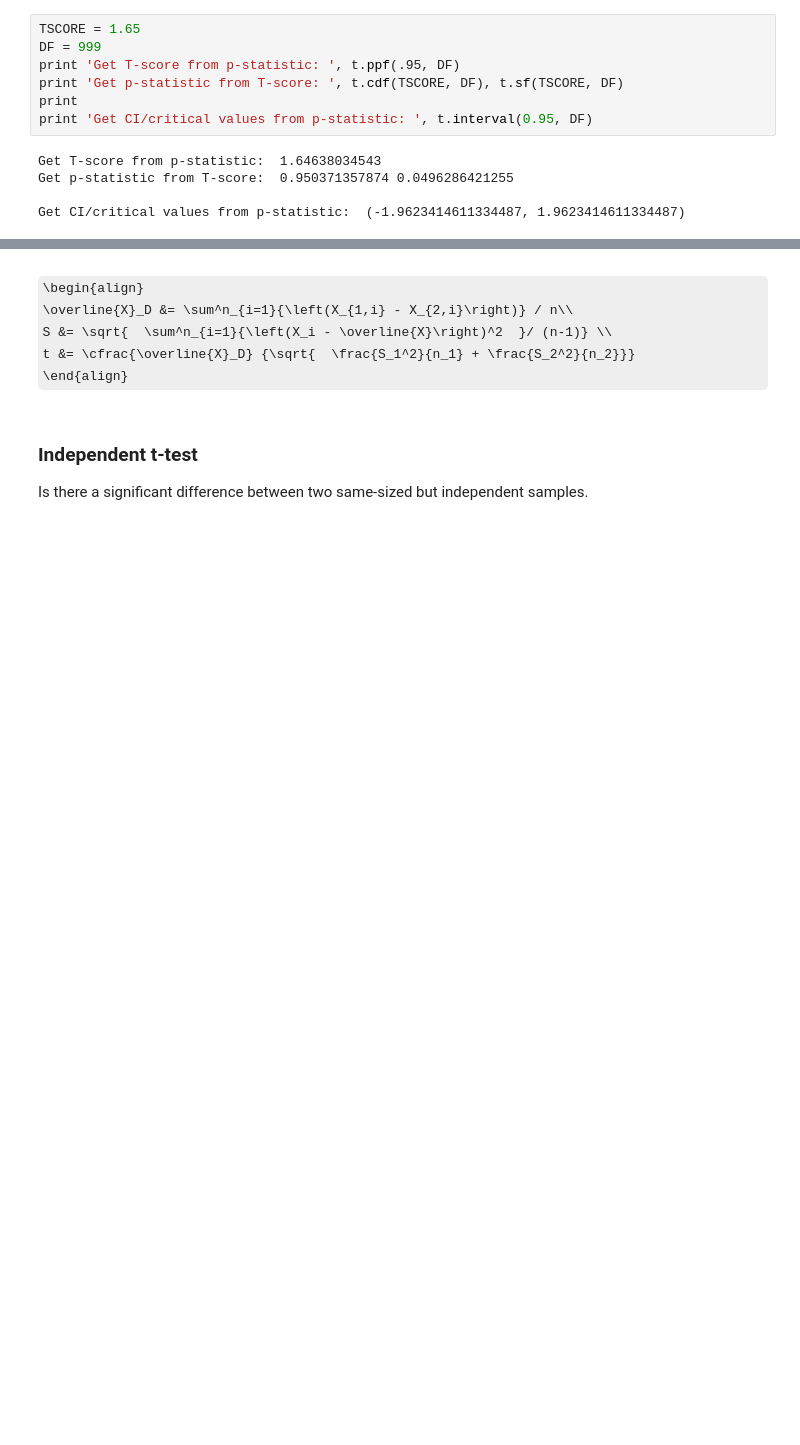
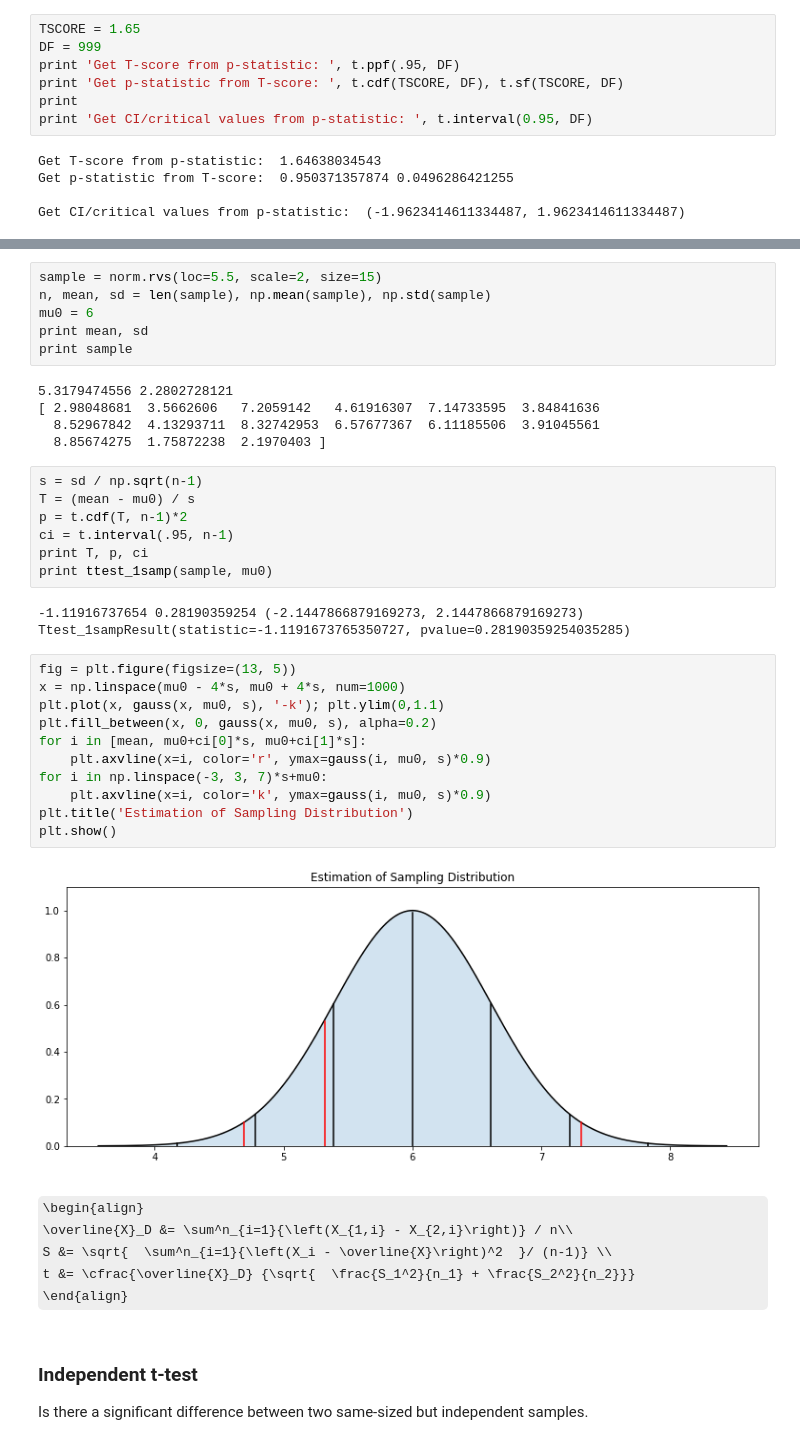
Before and after one commit to dezwier/notebooks, a Jupyter notebook: Collection/Statistics.ipynb, the cells around one changed output, grey strips where cells are left out. Cells and saved outputs as stored; diff of their text form; some formulas as TeX source; blank space fills up the shorter version.

```diff
--- a/Collection/Statistics.ipynb
+++ b/Collection/Statistics.ipynb
@@ -115,3 +122,37 @@ Get CI/critical values from p-statistic:  (-1.9623414611334487, 1.96234146113344
+# %%
+sample = norm.rvs(loc=5.5, scale=2, size=15)
+n, mean, sd = len(sample), np.mean(sample), np.std(sample)
+mu0 = 6
+print mean, sd
+print sample
+# %% [output]
+5.3179474556 2.2802728121
+[ 2.98048681  3.5662606   7.2059142   4.61916307  7.14733595  3.84841636
+  8.52967842  4.13293711  8.32742953  6.57677367  6.11185506  3.91045561
+  8.85674275  1.75872238  2.1970403 ]
+# %%
+s = sd / np.sqrt(n-1)
+T = (mean - mu0) / s
+p = t.cdf(T, n-1)*2
+ci = t.interval(.95, n-1)
+print T, p, ci
+print ttest_1samp(sample, mu0)
+# %% [output]
+-1.11916737654 0.28190359254 (-2.1447866879169273, 2.1447866879169273)
+Ttest_1sampResult(statistic=-1.1191673765350727, pvalue=0.28190359254035285)
+# %%
+fig = plt.figure(figsize=(13, 5))
+x = np.linspace(mu0 - 4*s, mu0 + 4*s, num=1000)
+plt.plot(x, gauss(x, mu0, s), '-k'); plt.ylim(0,1.1)
+plt.fill_between(x, 0, gauss(x, mu0, s), alpha=0.2)
+for i in [mean, mu0+ci[0]*s, mu0+ci[1]*s]:
+    plt.axvline(x=i, color='r', ymax=gauss(i, mu0, s)*0.9)
+for i in np.linspace(-3, 3, 7)*s+mu0:
+    plt.axvline(x=i, color='k', ymax=gauss(i, mu0, s)*0.9)
+plt.title('Estimation of Sampling Distribution')
+plt.show()
+# %% [output]
+[figure, added]
 # %% [markdown]
 \begin{align}
 \overline{X}_D &= \sum^n_{i=1}{\left(X_{1,i} - X_{2,i}\right)} / n\\
```
Also changed, not shown: parts of 9 cells of this notebook, 5 other files.
